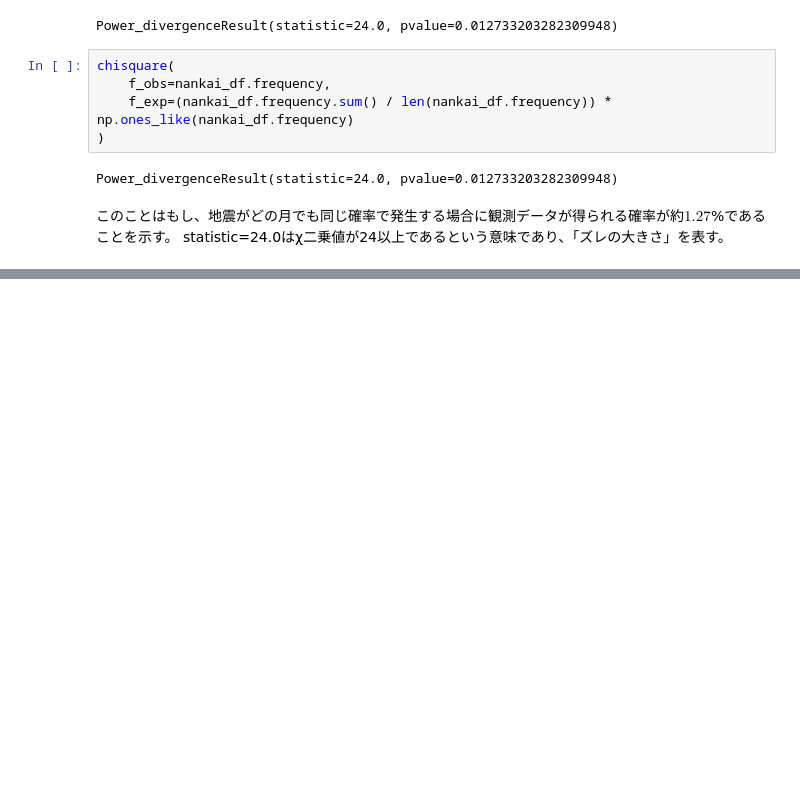
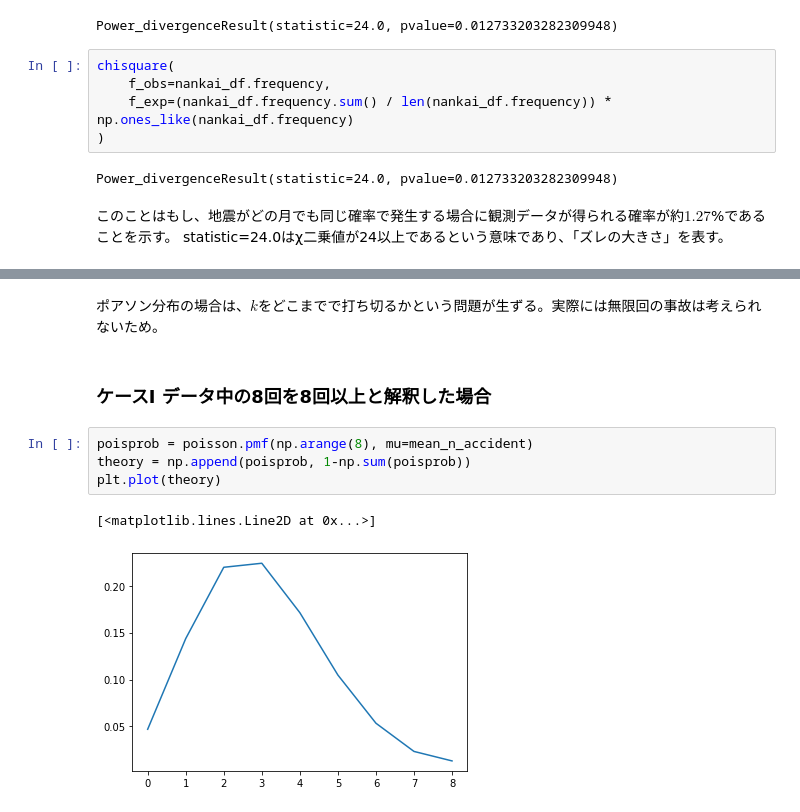
Before and after one commit to KeitaW/Colab-Notebooks, a Jupyter notebook: 適合度検定.ipynb, the cells around one changed output, grey strips where cells are left out. Drawn from its saved outputs; the diff is of its cells as text; blank space fills up the shorter version.

```diff
--- a/適合度検定.ipynb
+++ b/適合度検定.ipynb
@@ -31,0 +69,11 @@ statistic=24.0はχ二乗値が24以上であるという意味であり、「
+# %% [markdown]
+ポアソン分布の場合は、$k$をどこまでで打ち切るかという問題が生ずる。実際には無限回の事故は考えられないため。
+# %% [markdown]
+### ケースI データ中の8回を8回以上と解釈した場合
+# %%
+poisprob = poisson.pmf(np.arange(8), mu=mean_n_accident)
+theory = np.append(poisprob, 1-np.sum(poisprob))
+plt.plot(theory)
+# %% [output]
+[<matplotlib.lines.Line2D at 0x...>]
+[figure, added]
```
Also changed, not shown: parts of 13 cells of this notebook.
